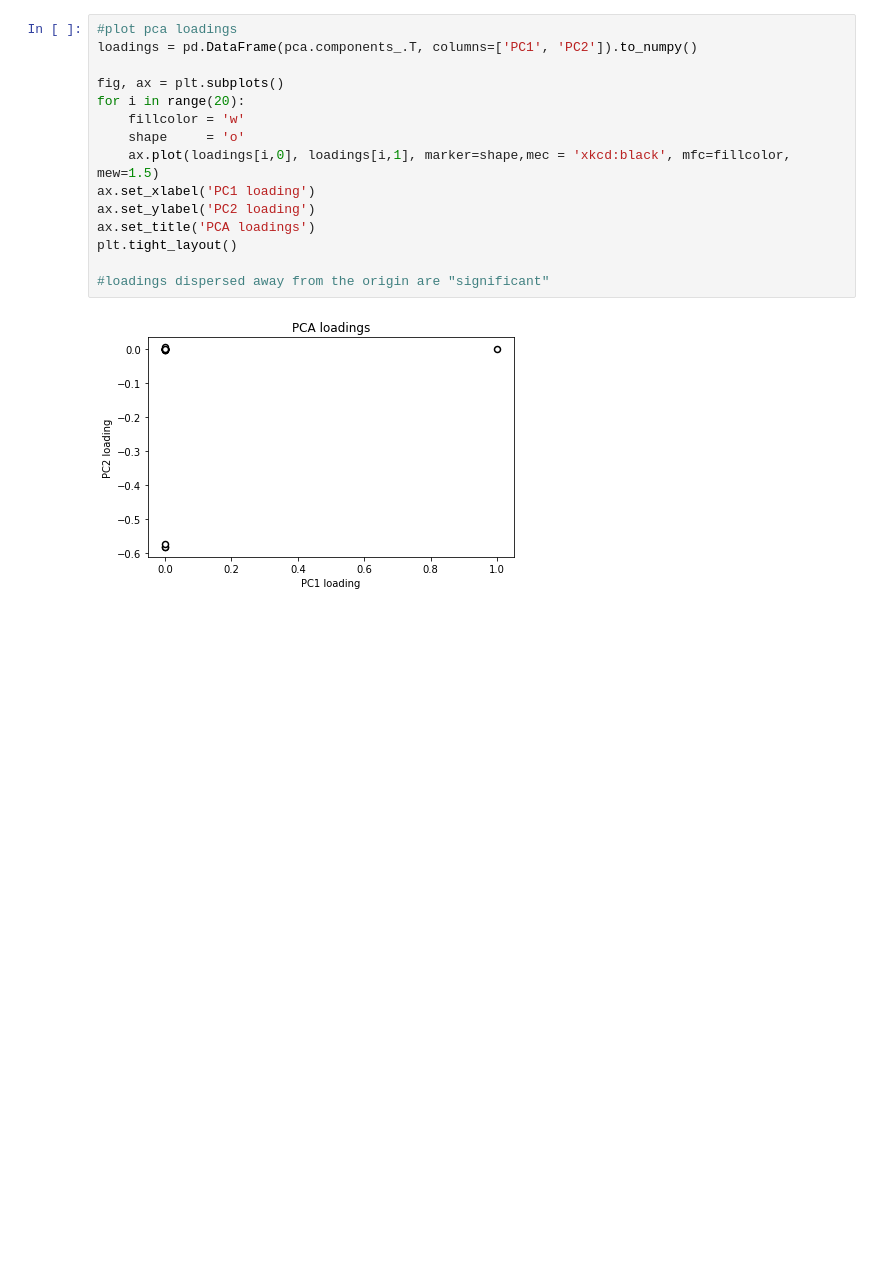
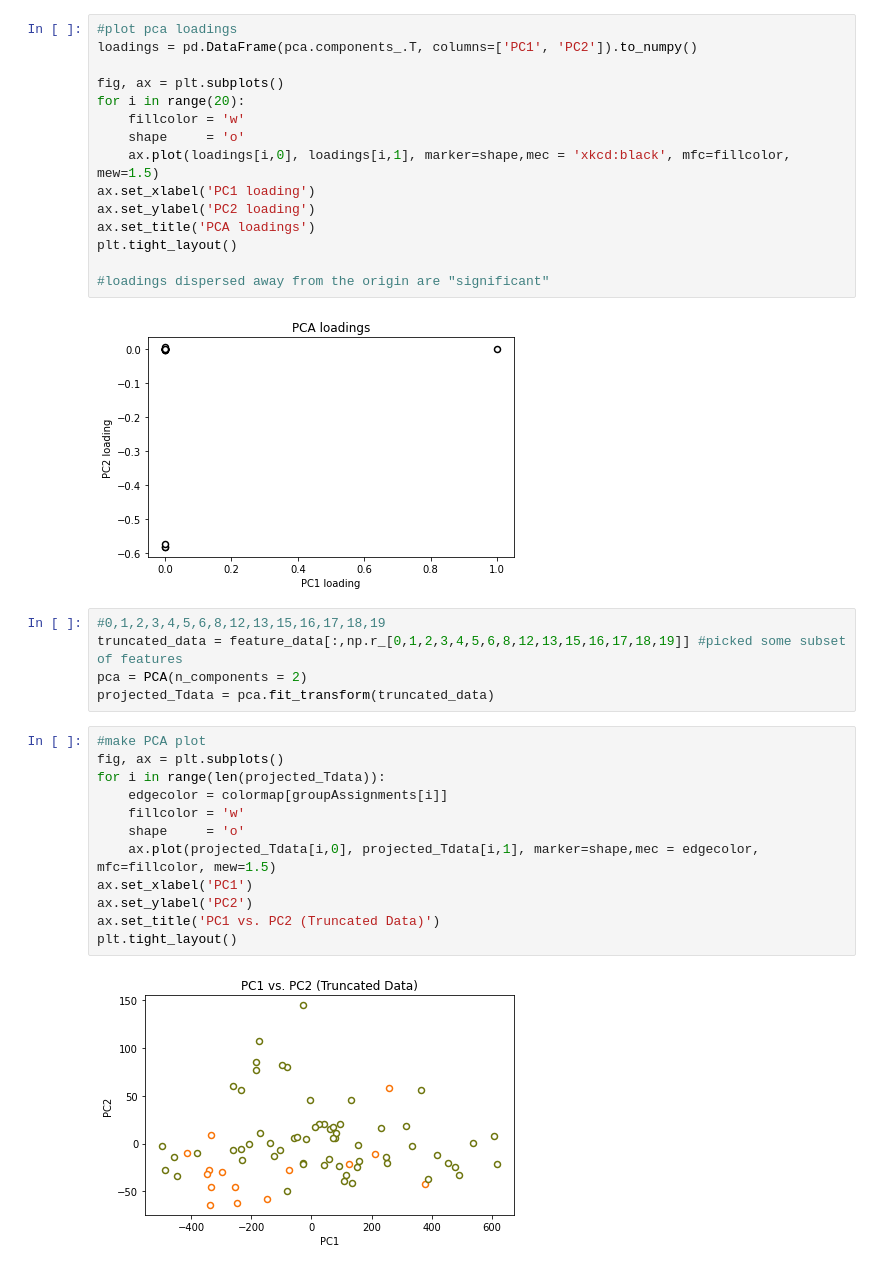
Before and after one commit to jaychandra3/NDD_Analysis, a Jupyter notebook: feature_dataviz.ipynb, the cells around one changed output. Saved outputs shown, nothing was run; the diff lists cells and outputs as text; blank space fills up the shorter version.

```diff
--- a/feature_dataviz.ipynb
+++ b/feature_dataviz.ipynb
@@ -204,5 +204,24 @@ plt.tight_layout()
 #loadings dispersed away from the origin are "significant"
 # %% [output]
 [figure]
+# %%
+#0,1,2,3,4,5,6,8,12,13,15,16,17,18,19
+truncated_data = feature_data[:,np.r_[0,1,2,3,4,5,6,8,12,13,15,16,17,18,19]] #picked some subset of features
+pca = PCA(n_components = 2)
+projected_Tdata = pca.fit_transform(truncated_data)
+# %%
+#make PCA plot
+fig, ax = plt.subplots()
+for i in range(len(projected_Tdata)):
+    edgecolor = colormap[groupAssignments[i]]
+    fillcolor = 'w'
+    shape     = 'o'
+    ax.plot(projected_Tdata[i,0], projected_Tdata[i,1], marker=shape,mec = edgecolor, mfc=fillcolor, mew=1.5)
+ax.set_xlabel('PC1')
+ax.set_ylabel('PC2')
+ax.set_title('PC1 vs. PC2 (Truncated Data)')
+plt.tight_layout()
+# %% [output]
+[figure, added]
 # %% [markdown]
 <a style='text-decoration:none;line-height:16px;display:flex;color:#5B5B62;padding:10px;justify-content:end;' href='https://deepnote.com?utm_source=created-in-deepnote-cell&projectId=54ea7590-1f30-42ee-b9c1-c929b94e3f2f' target="_blank">
```
Also changed, not shown: parts of 7 cells of this notebook, 9 other files.
